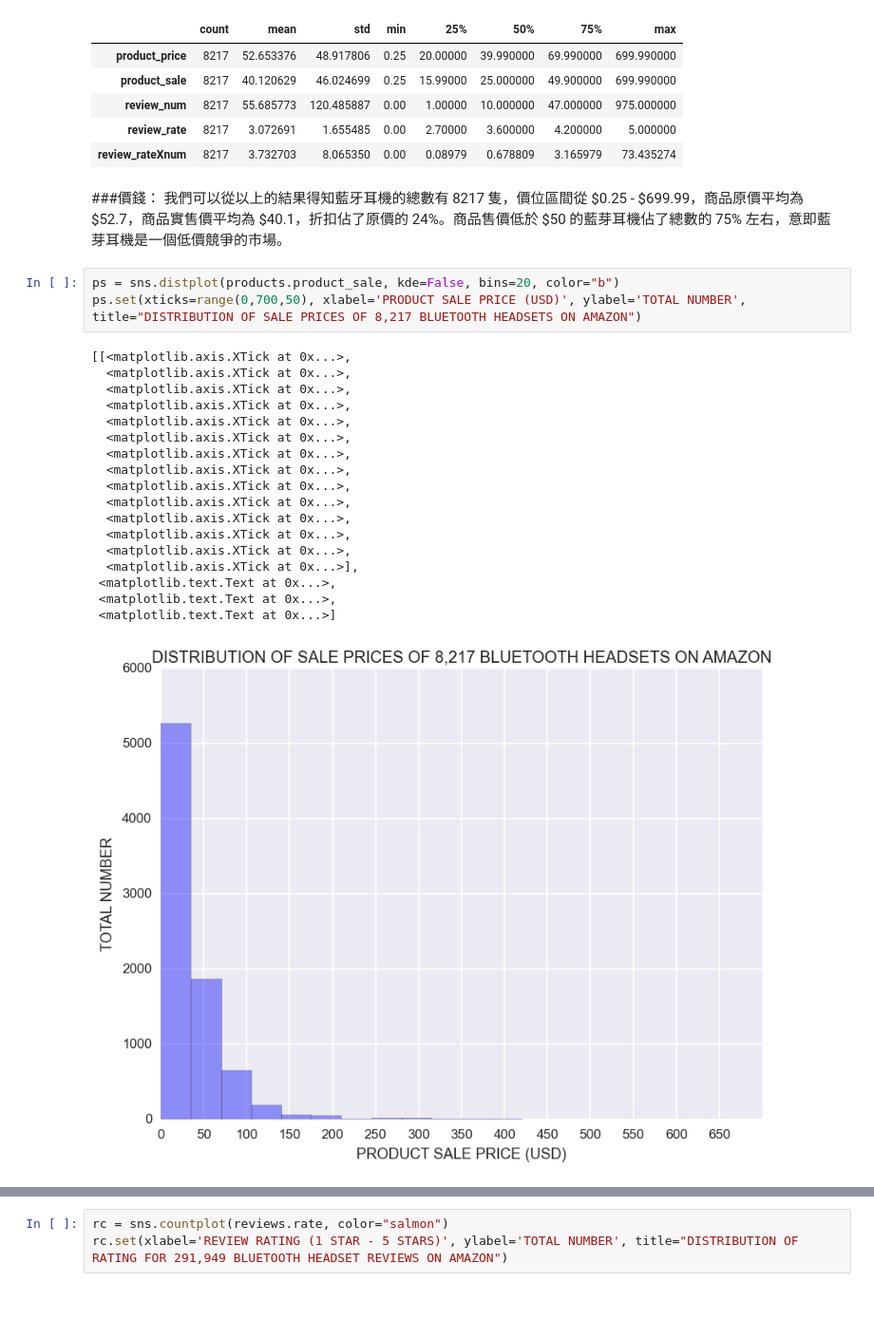
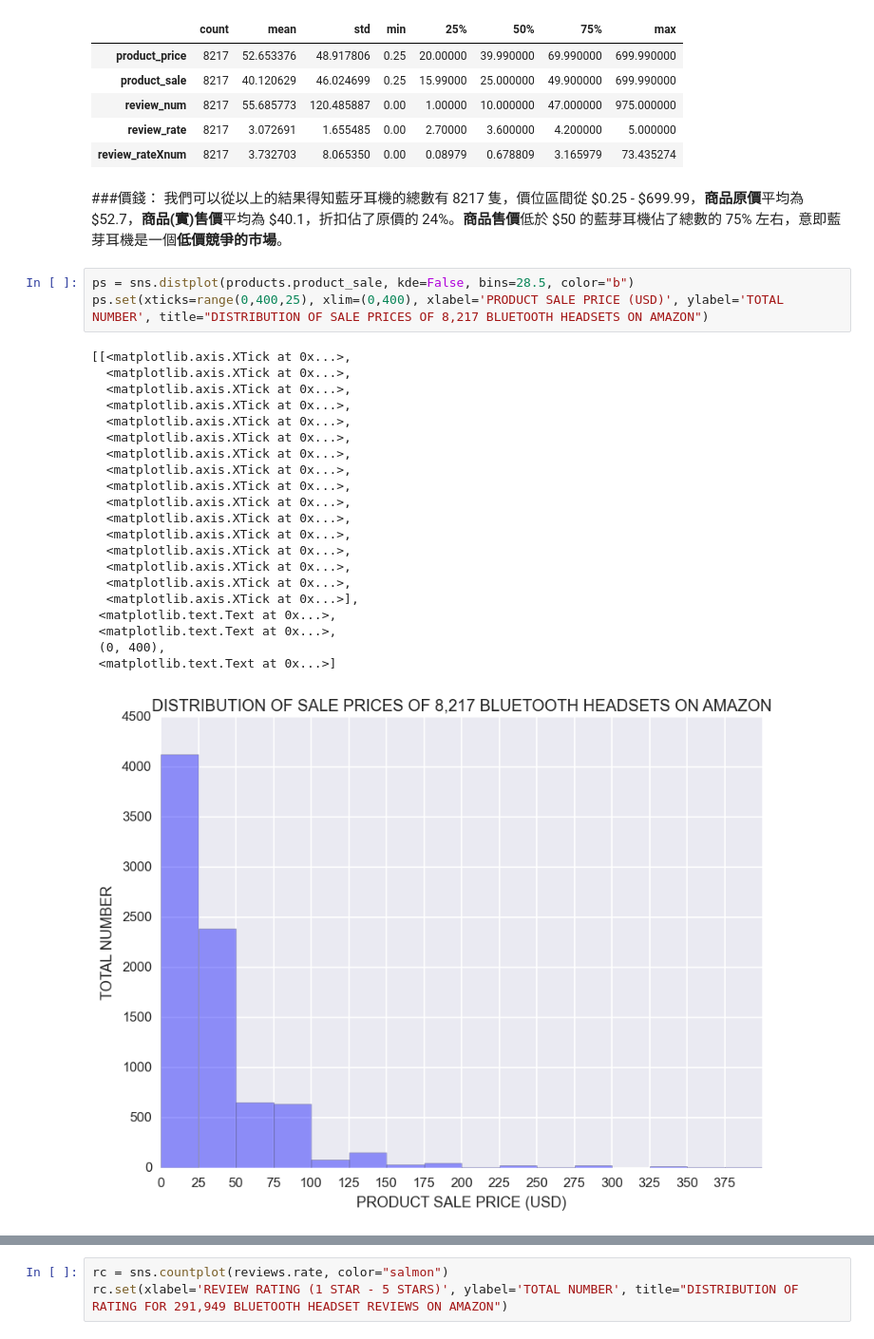
Before and after one commit to paristsai/amazon_review, a Jupyter notebook: analysis/amazon-review.ipynb, the cells around one changed output, grey strips where cells are left out. Shown: that part at 95% size. Saved outputs shown, nothing was run; the diff lists cells and outputs as text; blank space fills up the shorter version.

```diff
--- a/analysis/amazon-review.ipynb
+++ b/analysis/amazon-review.ipynb
@@ -69,28 +69,31 @@ products[["product_price","product_sale","review_num","review_rate","review_rate
 | review_rateXnum | 8217 | 3.732703 | 8.065350 | 0.00 | 0.08979 | 0.678809 | 3.165979 | 73.435274 |
 # %% [markdown]
 ###價錢：
-我們可以從以上的結果得知藍牙耳機的總數有 8217 隻，價位區間從 \$0.25 - \$699.99，商品原價平均為 \$52.7，商品實售價平均為 \$40.1，折扣佔了原價的 24%。商品售價低於 $50 的藍芽耳機佔了總數的 75% 左右，意即藍芽耳機是一個低價競爭的市場。
+我們可以從以上的結果得知藍牙耳機的總數有 8217 隻，價位區間從 \$0.25 - \$699.99，**商品原價**平均為 \$52.7，**商品(實)售價**平均為 \$40.1，折扣佔了原價的 24%。**商品售價**低於 $50 的藍芽耳機佔了總數的 75% 左右，意即藍芽耳機是一個**低價競爭的市場**。
 # %%
-ps = sns.distplot(products.product_sale, kde=False, bins=20, color="b")
-ps.set(xticks=range(0,700,50), xlabel='PRODUCT SALE PRICE (USD)', ylabel='TOTAL NUMBER', title="DISTRIBUTION OF SALE PRICES OF 8,217 BLUETOOTH HEADSETS ON AMAZON")
+ps = sns.distplot(products.product_sale, kde=False, bins=28.5, color="b")
+ps.set(xticks=range(0,400,25), xlim=(0,400), xlabel='PRODUCT SALE PRICE (USD)', ylabel='TOTAL NUMBER', title="DISTRIBUTION OF SALE PRICES OF 8,217 BLUETOOTH HEADSETS ON AMAZON")
 # %% [output]
 [[<matplotlib.axis.XTick at 0x...>,
+  <matplotlib.axis.XTick at 0x...>,
+  <matplotlib.axis.XTick at 0x...>,
   <matplotlib.axis.XTick at 0x...>,
   <matplotlib.axis.XTick at 0x...>,
   <matplotlib.axis.XTick at 0x...>,
   <matplotlib.axis.XTick at 0x...>,
   <matplotlib.axis.XTick at 0x...>,
   <matplotlib.axis.XTick at 0x...>,
   <matplotlib.axis.XTick at 0x...>,
   <matplotlib.axis.XTick at 0x...>,
   <matplotlib.axis.XTick at 0x...>,
   <matplotlib.axis.XTick at 0x...>,
   <matplotlib.axis.XTick at 0x...>,
   <matplotlib.axis.XTick at 0x...>,
   <matplotlib.axis.XTick at 0x...>],
  <matplotlib.text.Text at 0x...>,
  <matplotlib.text.Text at 0x...>,
+ (0, 400),
  <matplotlib.text.Text at 0x...>]
-[figure, old version]
+[figure, new version]
 # %% [markdown]
 ###評論：
```
Also changed, not shown: parts of 91 cells of this notebook.
